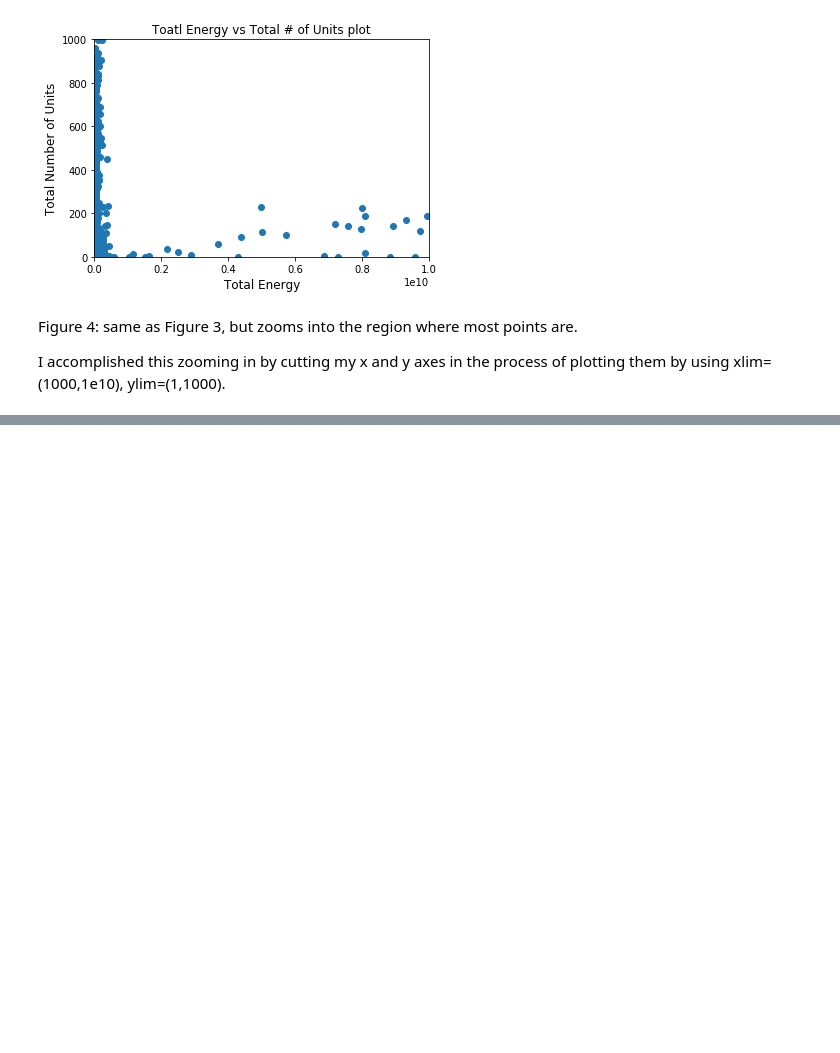
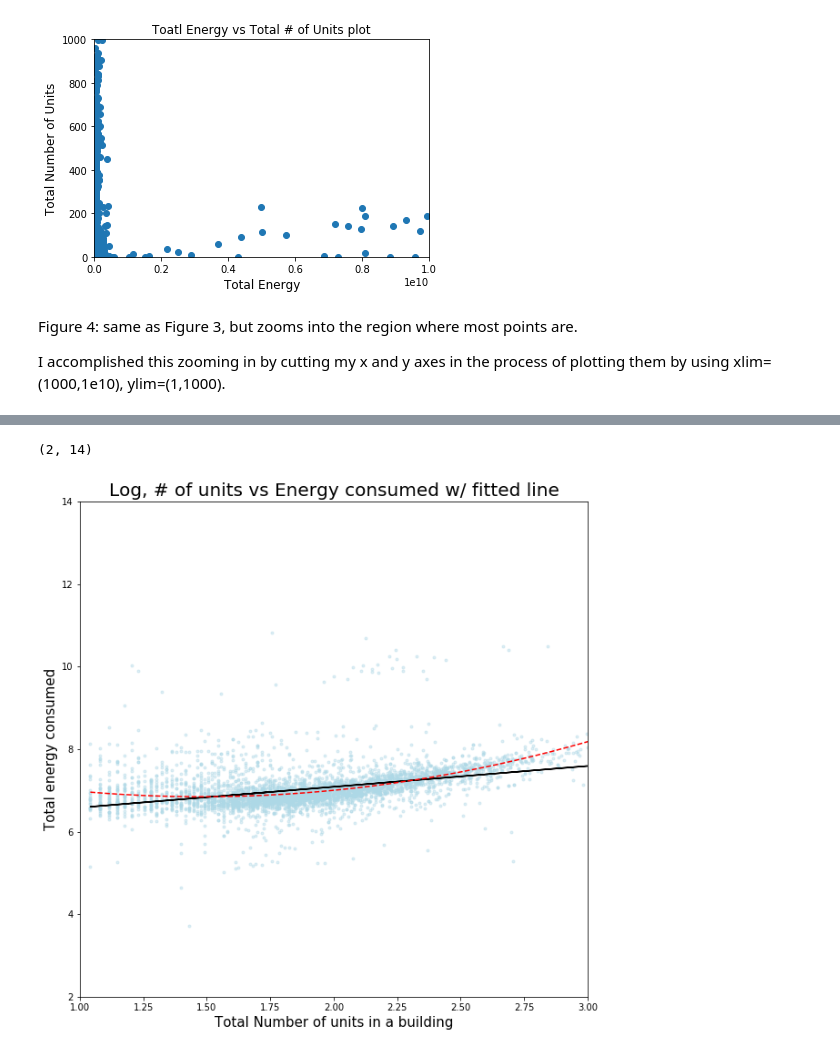
Before and after one commit to charlie-moffett/PUI2017_cm4698, a Jupyter notebook: HW6_cm4698/Assignment1.ipynb, the cells around one changed output, grey strips where cells are left out. Saved outputs shown, nothing was run; the diff lists cells and outputs as text; code cells hidden in the pictures; blank space fills up the shorter version.

```diff
--- a/HW6_cm4698/Assignment1.ipynb
+++ b/HW6_cm4698/Assignment1.ipynb
@@ -430,0 +601,6 @@ I accomplished this zooming in by cutting my x and y axes in the process of plot
+# %%
+errorsInLogNrg = np.abs(errorsnrg / datacut.EnergyTOTAL / np.log(10))
+errorsInLogUnits = np.abs(errorsunits / datacut.UnitsTotal / np.log(10))
+
+datacut['errorsnrg'] = errorsInLogNrg
+datacut['errorsunits'] = errorsInLogUnits
@@ -430,0 +631,5 @@ I accomplished this zooming in by cutting my x and y axes in the process of plot
+# %%
+# Creates a new dataframe that stores log of # of units and total energy consumption for each building as x and y, respectively
+df = pd.DataFrame({'x': np.log10(datacut.UnitsTotal), 'y': np.log10(datacut.EnergyTOTAL)})
+df['x2'] = df.x**2
+df.head()
@@ -430,0 +643,9 @@ I accomplished this zooming in by cutting my x and y axes in the process of plot
+# %%
+# Creates variables that will allow us to compare the Units vs Energy line fit and the
+# Units vs Energy 2-nd degree polynomial fit with the Likelihood ratio test.
+linefit = np.arange(np.log10(datacut.UnitsTotal).min(), np.log10(datacut.EnergyTOTAL).max(), 0.01)
+polyfit = pd.DataFrame({'x': linefit, 'x2': linefit**2})
+# %%
+# Passing the formula for a parabola, like we did in class
+polyfit2=smf.ols(formula='y ~ x + x2',data=df).fit()
+polyfit2.summary()
@@ -430,0 +671,17 @@ I accomplished this zooming in by cutting my x and y axes in the process of plot
+# %%
+# Plots the 2nd degree polynomial line we just fitted
+pl.figure(figsize=(10,10))
+pl.plot(np.log10(datacut.UnitsTotal),np.log10(datacut.EnergyTOTAL),'.',color='lightblue',alpha=0.4)
+
+pl.plot(np.log10(datacut.UnitsTotal),linmodel.predict(),color='black')
+
+pl.plot(linefit, polyfit2.predict(sm.add_constant(polyfit)), 'r--')
+
+pl.xlabel('Total Number of units in a building',fontsize=15)
+pl.ylabel('Total energy consumed',fontsize=15)
+pl.title('Log, # of units vs Energy consumed w/ fitted line',fontsize=20)
+pl.xlim(1,3)
+pl.ylim(2,14)
+# %% [output]
+(2, 14)
+[figure, added]
```
Also changed, not shown: parts of 30 cells of this notebook, 1 other file.
